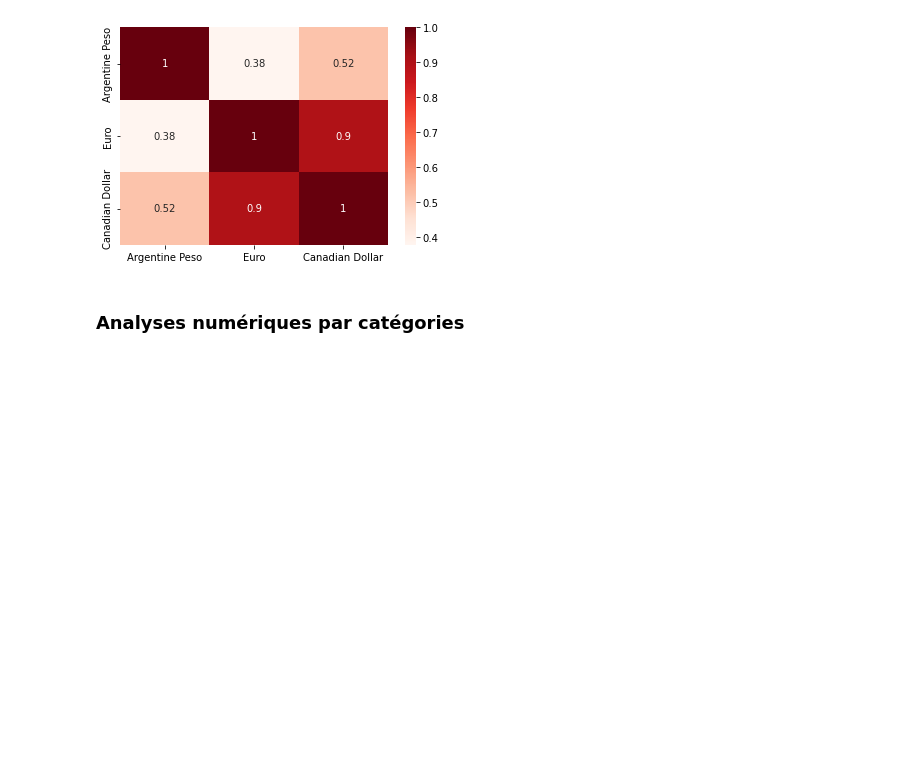
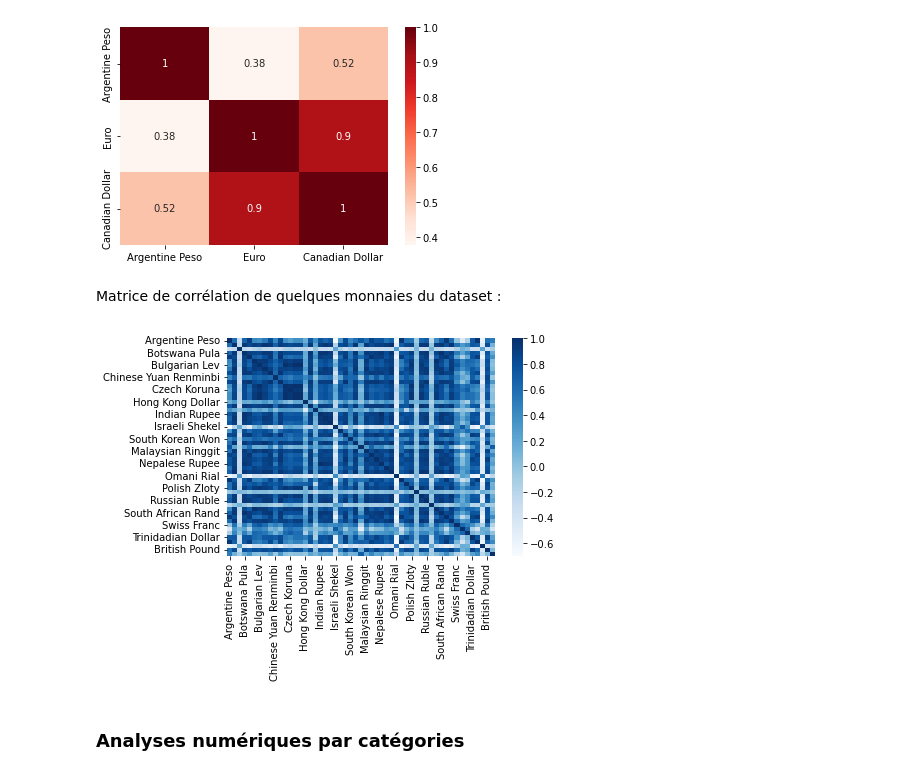
Before and after one commit to AlaaeddineBesbes/DATA731-Market-Movement, a Jupyter notebook: Projet.ipynb, the cells around one changed output. Drawn from its saved outputs; the diff is of its cells as text; code cells hidden in the pictures; blank space fills up the shorter version.

Commit message:
Histogrammes, évolution, pair plots, etc

```diff
--- a/Projet.ipynb
+++ b/Projet.ipynb
@@ -199,6 +199,15 @@ Argentine Peso         1.000000  0.376833         0.515956
 Euro                   0.376833  1.000000         0.900089
 Canadian Dollar        0.515956  0.900089         1.000000
 [figure]
+# %% [markdown]
+Matrice de corrélation de quelques monnaies du dataset :
+# %%
+corr = data.corr()
+
+sn.heatmap(corr, annot = False, cmap = 'Blues')
+plt.show()
+# %% [output]
+[figure, added]
 # %% [markdown]
 ### Analyses numériques par catégories
 # %% [markdown]
```
